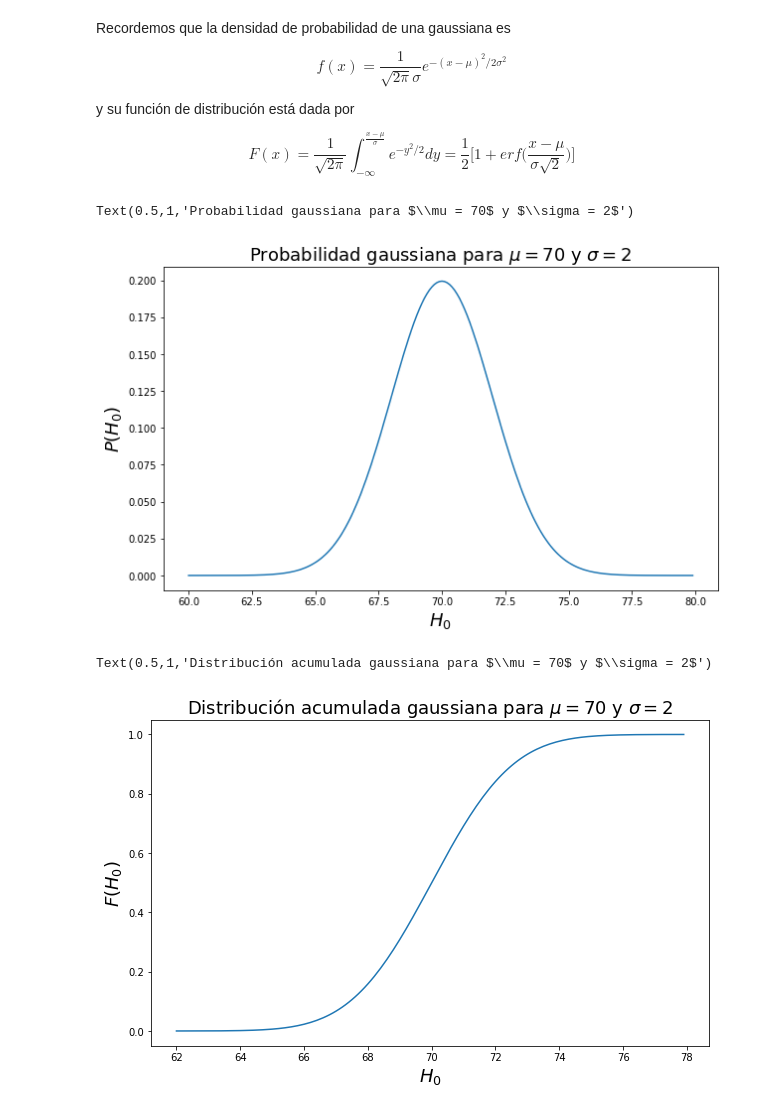
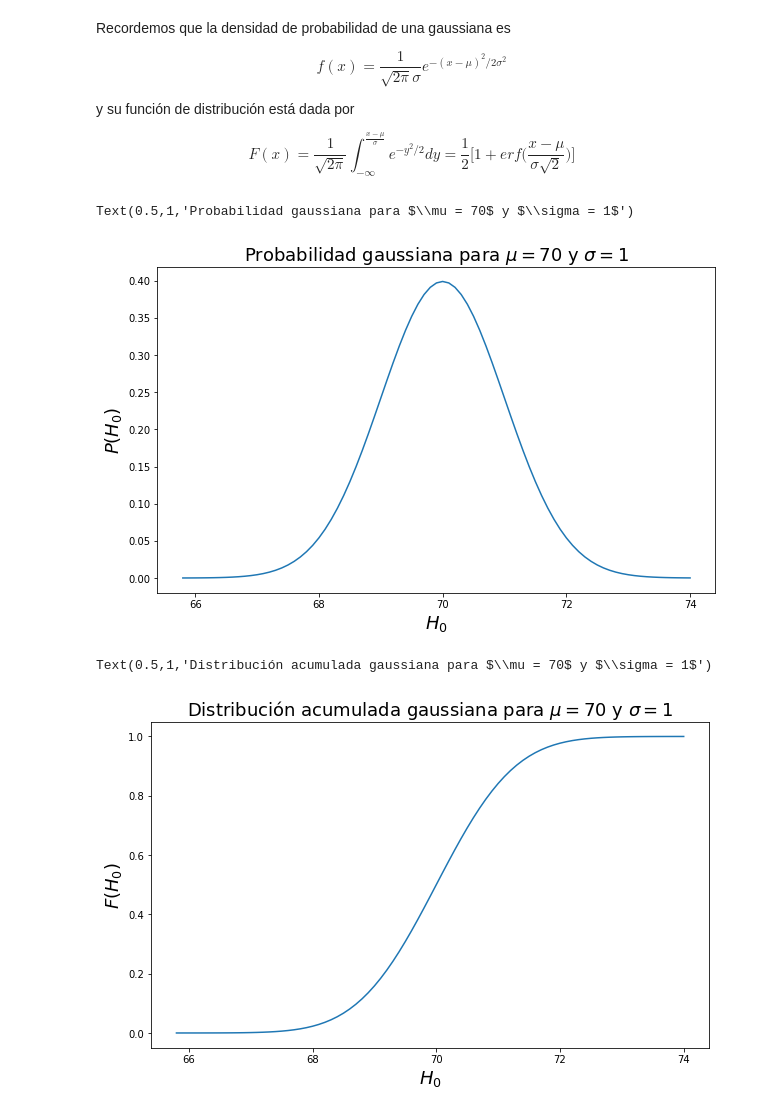
Before and after one commit to CosmoStats/cosmostats2018-Pagutri, a Jupyter notebook: Sep/ejercicios/ejercicio01.ipynb, the cells around one changed output. Cells and saved outputs as stored; diff of their text form; code cells hidden in the pictures.

```diff
--- a/Sep/ejercicios/ejercicio01.ipynb
+++ b/Sep/ejercicios/ejercicio01.ipynb
@@ -24,40 +25,40 @@ import math
 %matplotlib inline
 pylab.rcParams['figure.figsize'] = (10, 6)
 # %%
-x = [i for i in np.arange(60.0, 80.0, 0.1)]
+x = [i for i in np.arange(65.8, 74.0, 0.1)]
 
 def fx_gauss(x, sigma, mu):
     return (math.exp(-0.5 * ((x - mu) / sigma)**2) * 1.0 / (sigma * math.sqrt(2.0 * math.pi)))
 
 vecfun = np.vectorize(fx_gauss)
 
-sigma = 2.0
+sigma = 1.0
 mu = 70.0
 
 plt.plot(x, vecfun(x, sigma, mu))
 
 plt.xlabel(r'$H_0$', fontsize = 18)
 plt.ylabel(r'$P(H_0)$', fontsize = 18)
-plt.title(r'Probabilidad gaussiana para $\mu = 70$ y $\sigma = 2$', fontsize = 18)
+plt.title(r'Probabilidad gaussiana para $\mu = 70$ y $\sigma = 1$', fontsize = 18)
 # %% [output]
-Text(0.5,1,'Probabilidad gaussiana para $\\mu = 70$ y $\\sigma = 2$')
+Text(0.5,1,'Probabilidad gaussiana para $\\mu = 70$ y $\\sigma = 1$')
-[figure, old version]
+[figure, new version]
 # %%
-x = [i for i in np.arange(62.0, 78.0, 0.1)]
+x = [i for i in np.arange(65.8, 74.0, 0.1)]
 
 def cmd_gauss(x, sigma, mu):
     return 0.5 * (1.0 + spe.erf((x - mu) / (math.sqrt(2.0) * sigma)))
 
 vecfun = np.vectorize(cmd_gauss)
 
-sigma = 2.0
+sigma = 1.0
 mu = 70.0
 
 plt.plot(x, vecfun(x, sigma, mu))
 
 plt.xlabel(r'$H_0$', fontsize = 18)
 plt.ylabel(r'$F(H_0)$', fontsize = 18)
-plt.title(r'Distribución acumulada gaussiana para $\mu = 70$ y $\sigma = 2$', fontsize = 18)
+plt.title(r'Distribución acumulada gaussiana para $\mu = 70$ y $\sigma = 1$', fontsize = 18)
 # %% [output]
-Text(0.5,1,'Distribución acumulada gaussiana para $\\mu = 70$ y $\\sigma = 2$')
+Text(0.5,1,'Distribución acumulada gaussiana para $\\mu = 70$ y $\\sigma = 1$')
-[figure, old version]
+[figure, new version]
```
Also changed, not shown: parts of 5 cells of this notebook.
